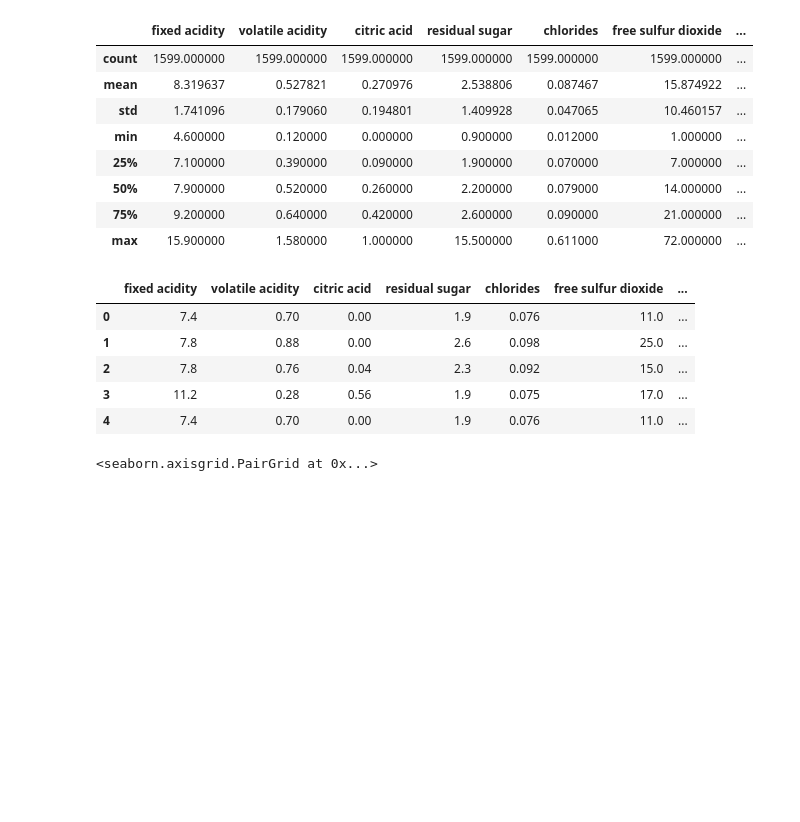
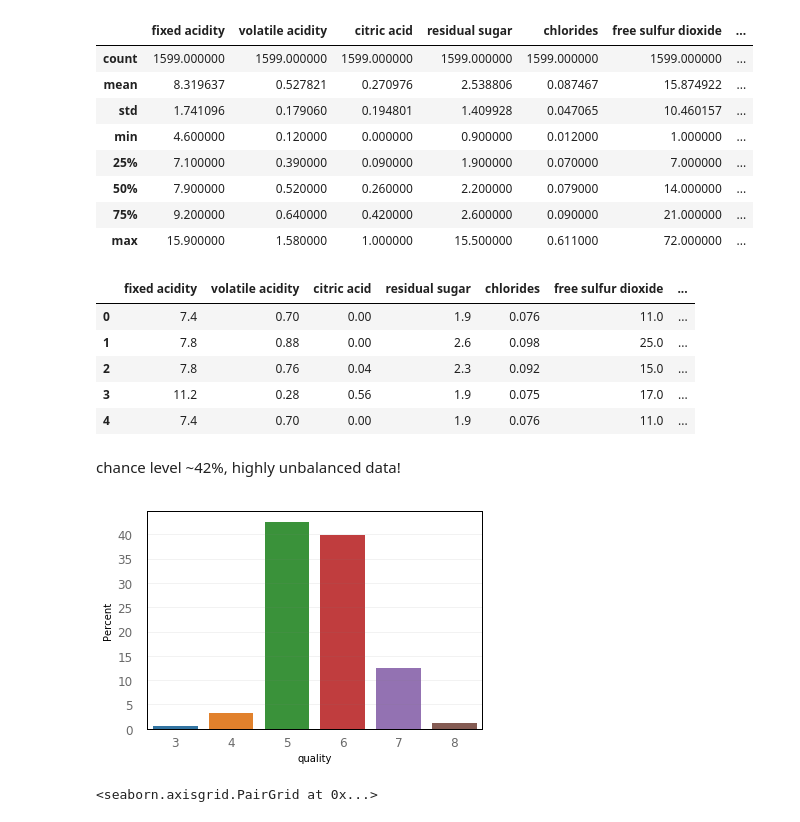
Before and after one commit to t8ch/machine-learning, a Jupyter notebook: red-wine-quality/wine-quality.ipynb, the cells around one changed output. Cells and saved outputs as stored; diff of their text form; code cells hidden in the pictures; blank space fills up the shorter version.

Commit message:
red-wine

```diff
--- a/red-wine-quality/wine-quality.ipynb
+++ b/red-wine-quality/wine-quality.ipynb
@@ -52,6 +58,15 @@ wine_data.head()
 | 2 | 7.8 | 0.76 | 0.04 | 2.3 | 0.092 | 15.0 | ... |
 | 3 | 11.2 | 0.28 | 0.56 | 1.9 | 0.075 | 17.0 | ... |
 | 4 | 7.4 | 0.70 | 0.00 | 1.9 | 0.076 | 11.0 | ... |
+# %% [markdown]
+chance level ~42%, highly unbalanced data!
+# %%
+figure()
+sns.barplot(x=wine_data['quality'], y=wine_data['quality'],  estimator=lambda i: len(i) / float(len(wine_data['quality'])) * 100)
+ylabel("Percent")
+show()
+# %% [output]
+[figure, added]
 # %%
 sns.pairplot(wine_data)
 # %% [output]
```
Also changed, not shown: parts of 94 cells of this notebook, 15 other files.
